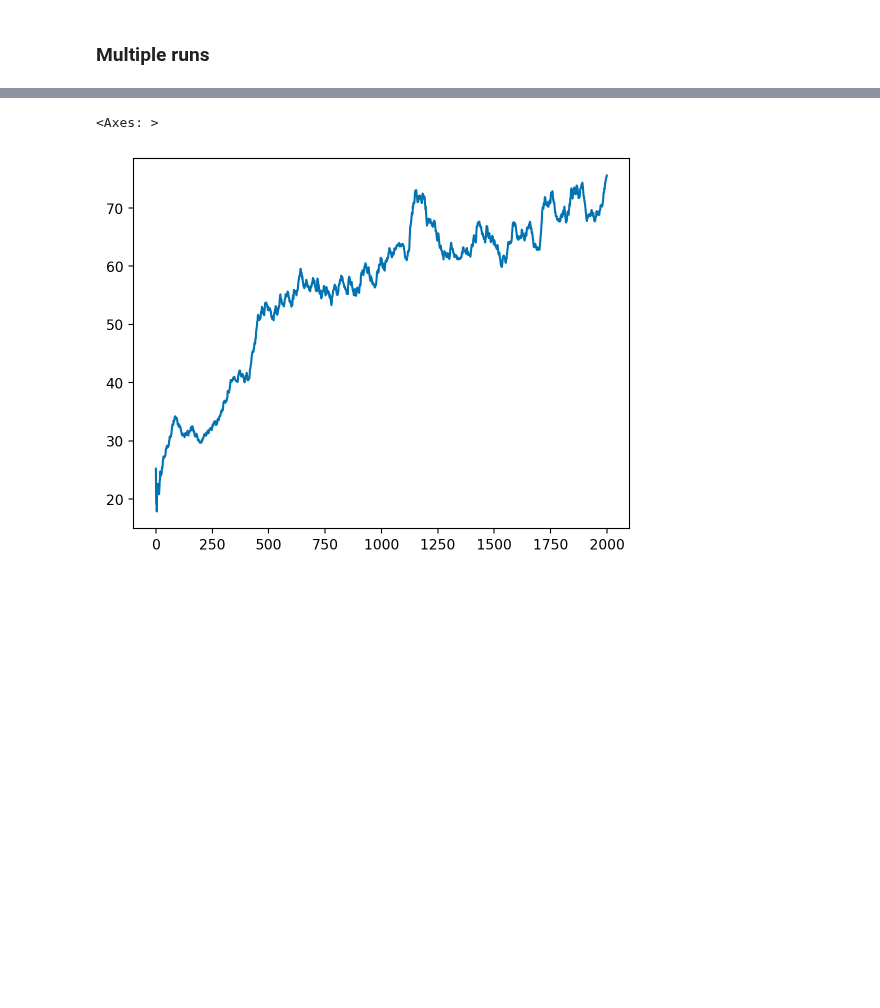
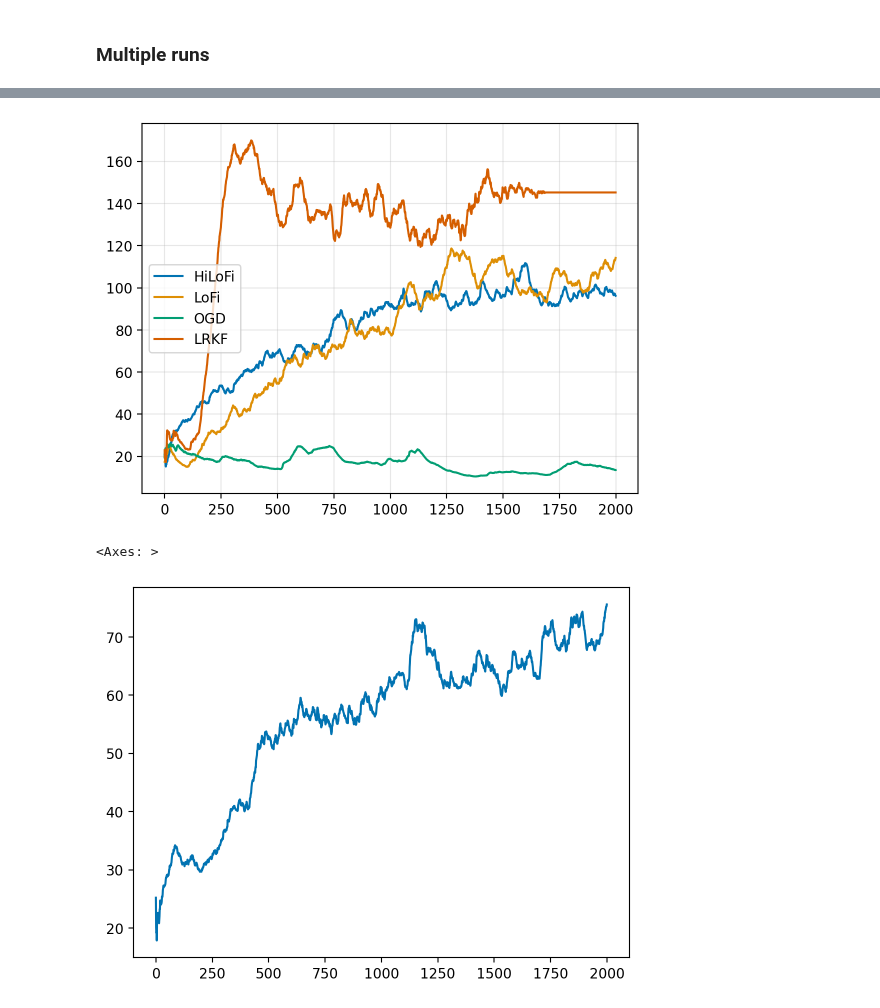
Before and after one commit to gerdm/low-rank-last-layer-inference, a Jupyter notebook: experiments/rl-toy.ipynb, the cells around one changed output, grey strips where cells are left out. Cells and saved outputs as stored; diff of their text form; code cells hidden in the pictures; blank space fills up the shorter version.

```diff
--- a/experiments/rl-toy.ipynb
+++ b/experiments/rl-toy.ipynb
@@ -309,7 +309,7 @@ res_experiment = {}
 # %%
 agent = flores.LowRankLastLayer(
     mean_fn=td_mean,
-    cov_fn=lambda x: jnp.eye(1) * 2.0,
+    cov_fn=lambda x: jnp.eye(1) * 1.0,
     rank=50,
     dynamics_hidden=1e-6,
     dynamics_last=1e-6
@@ -371,7 +371,7 @@ plt.grid(alpha=0.3)
 # %%
 agent = flores.LowRankLastLayer(
     mean_fn=td_mean,
-    cov_fn=lambda x: jnp.eye(1) * 2.0,
+    cov_fn=lambda x: jnp.eye(1) * 1.0,
     rank=50,
     dynamics_hidden=1e-6,
     dynamics_last=1e-6
@@ -416,6 +416,15 @@ def reward_by_episode(res):
 # %%
 rewards_hilofi = jax.vmap(reward_by_episode, out_axes=1)(res)
 rewards_hilofi = pd.DataFrame(rewards_hilofi).replace(0, np.nan)
+# %%
+rewards_hilofi.ewm(span=100).mean().mean(axis=1).plot(label="HiLoFi")
+rewards_lofi.ewm(span=100).mean().mean(axis=1).plot(label="LoFi")
+rewards_lrkf.ewm(span=100).mean().mean(axis=1).plot(label="OGD")
+rewards_sgd.ewm(span=100).mean().mean(axis=1).plot(label="LRKF")
+plt.legend()
+plt.grid(alpha=0.3)
+# %% [output]
+[figure, added]
 # %%
 mean = rewards_hilofi.ewm(span=100).mean().mean(axis=1)
 std = rewards_hilofi.ewm(span=100).std().mean(axis=1)
```
Also changed, not shown: parts of 5 cells of this notebook.
